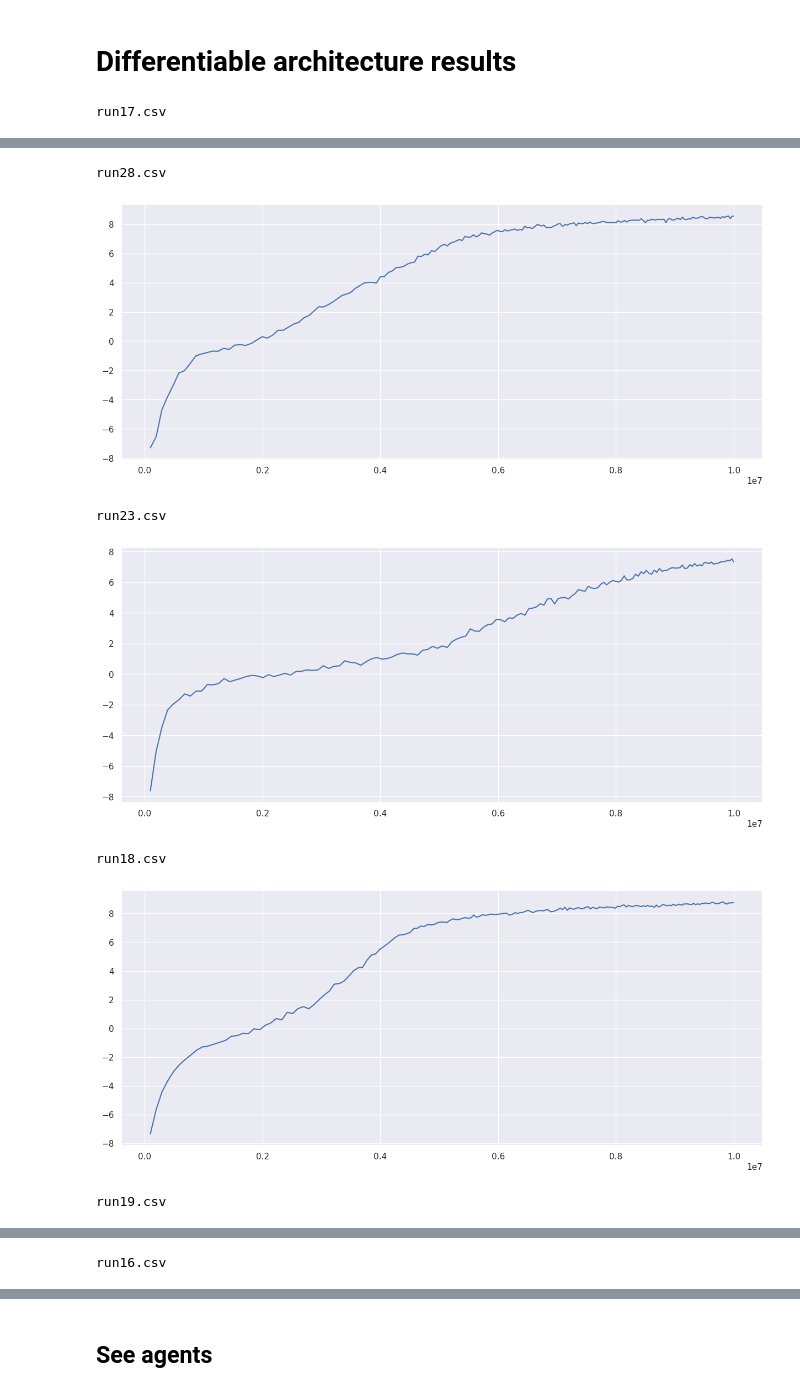
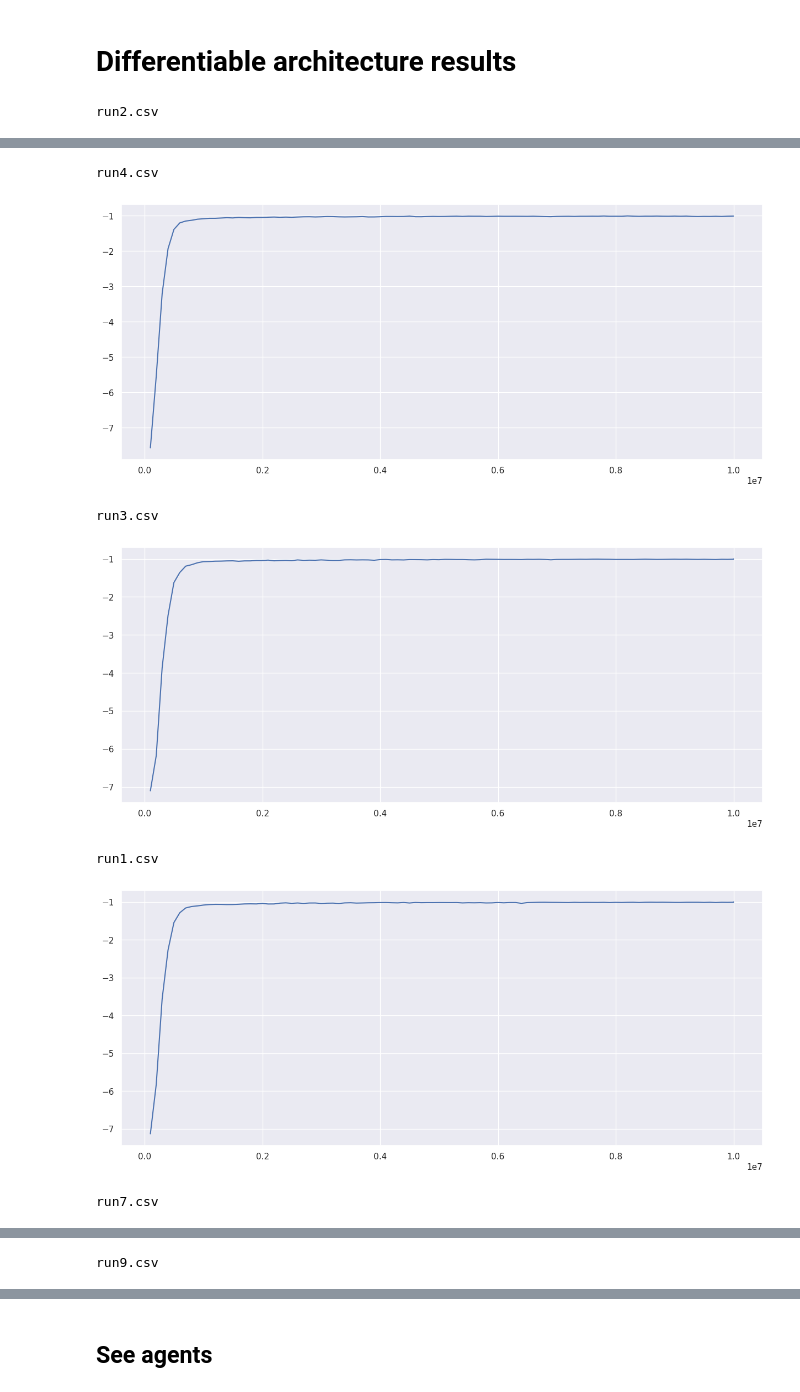
Before and after one commit to Maxtoq/MADRL-PhD-Thesis-Code, a Jupyter notebook: results/LAMARL Graphs.ipynb, the cells around one changed output, grey strips where cells are left out. Cells and saved outputs as stored; diff of their text form; code cells hidden in the pictures.

```diff
--- a/results/LAMARL Graphs.ipynb
+++ b/results/LAMARL Graphs.ipynb
@@ -374,6 +374,6 @@ ad_no_12[ad_no_12["Step"] == 25000]
 # %% [markdown]
 # Differentiable architecture results
 # %%
-load_plot_runs("../models/magym_PredPrey_new/9o5SA_Diff_noc/train_data/", "Episode return", n_index_avg=1000)
+load_plot_runs("../models/magym_PredPrey_new/9o5_Diff_edl/train_data/", "Episode return", n_index_avg=1000)
 # %% [output]
-run17.csv
+run2.csv
@@ -381,7 +381,7 @@ run17.csv
-run28.csv
+run4.csv
-[figure, old version]
+[figure, new version]
-run23.csv
+run3.csv
-[figure, old version]
+[figure, new version]
-run18.csv
+run1.csv
-[figure, old version]
+[figure, new version]
-run19.csv
+run7.csv
@@ -389 +389 @@ run19.csv
-run16.csv
+run9.csv
```
Also changed, not shown: parts of 15 cells of this notebook, 14 other files.
